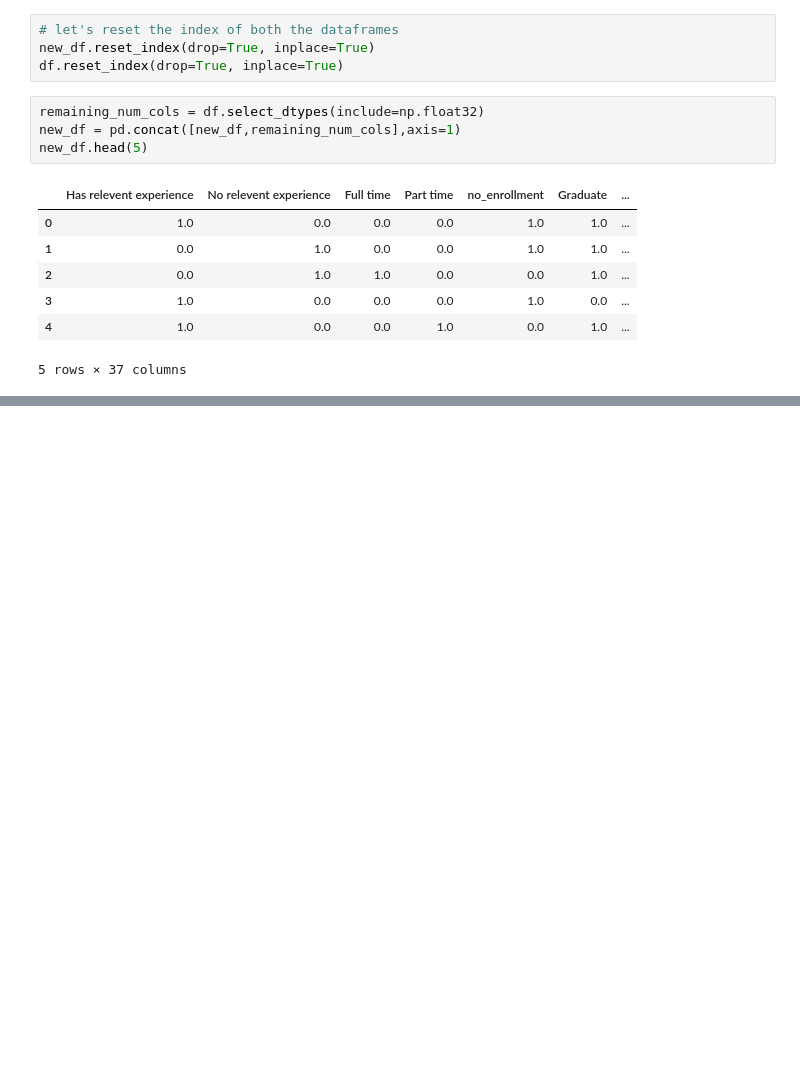
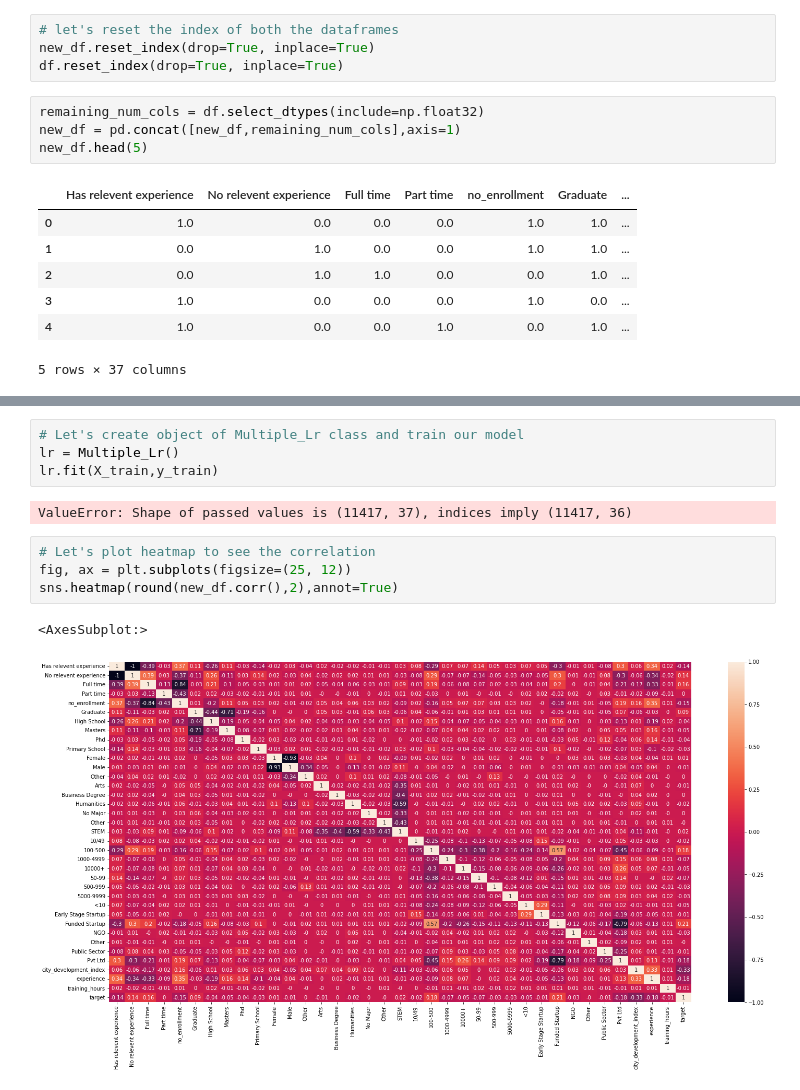
Before and after one commit to yuvraaj2002/Old_projects, a Jupyter notebook: DS job and salary prediction/DS_job_prediction.ipynb, the cells around one changed output, grey strips where cells are left out. Cells and saved outputs as stored; diff of their text form; blank space fills up the shorter version.

```diff
--- a/DS job and salary prediction/DS_job_prediction.ipynb
+++ b/DS job and salary prediction/DS_job_prediction.ipynb
@@ -585,0 +578,13 @@ df['relevent_experience'] = df['relevent_experience'].map(map_re)
+# %%
+# Let's create object of Multiple_Lr class and train our model
+lr = Multiple_Lr()
+lr.fit(X_train,y_train)
+# %% [output]
+ValueError: Shape of passed values is (11417, 37), indices imply (11417, 36)
+# %%
+# Let's plot heatmap to see the correlation
+fig, ax = plt.subplots(figsize=(25, 12))
+sns.heatmap(round(new_df.corr(),2),annot=True)
+# %% [output]
+<AxesSubplot:>
+[figure, added]
```
Also changed, not shown: parts of 11 cells of this notebook.
